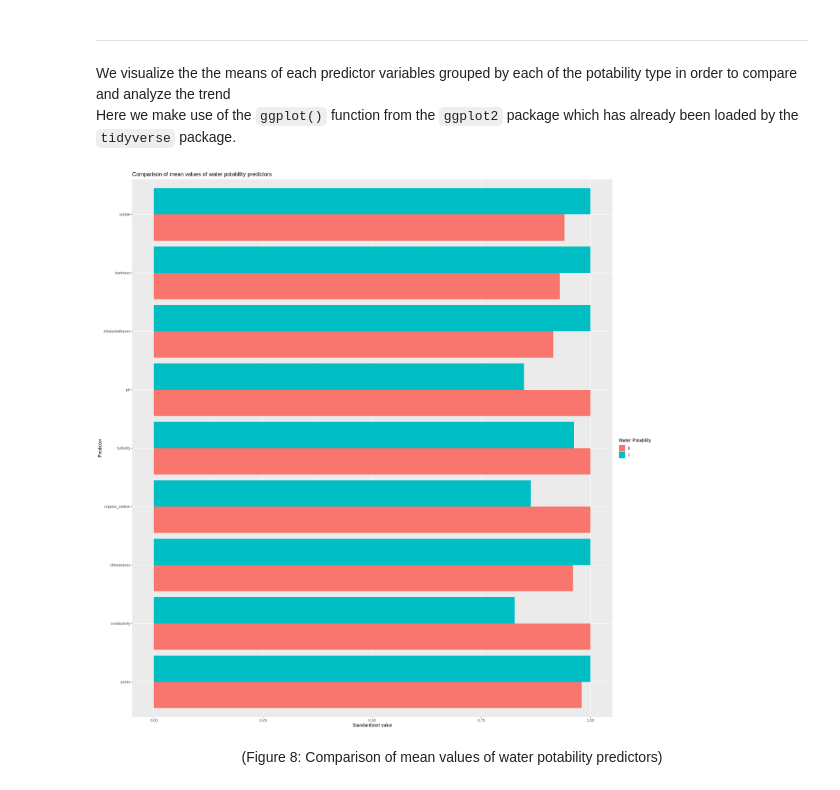
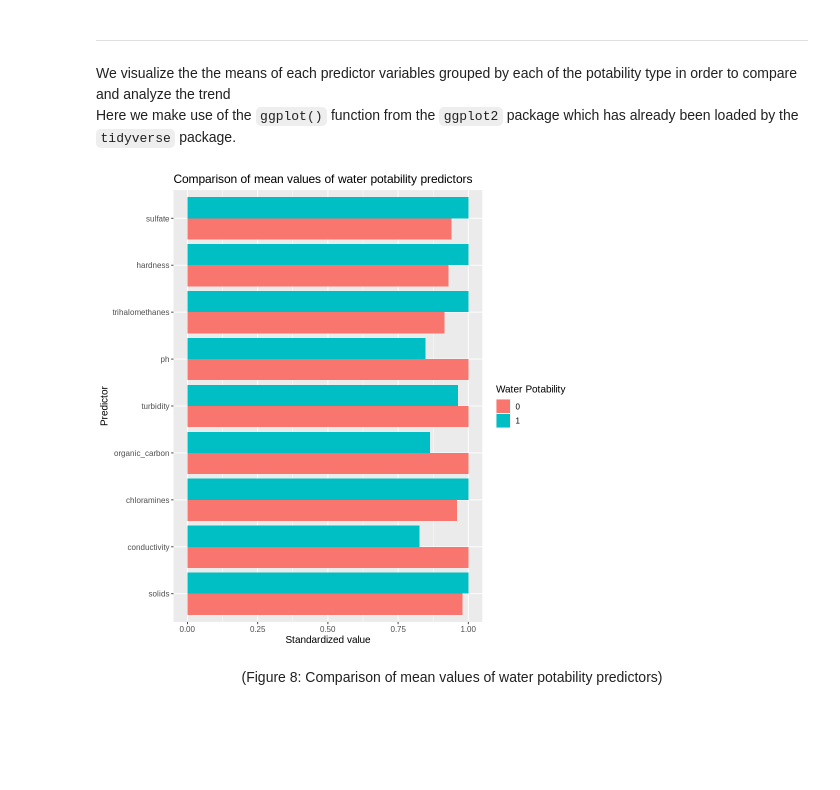
Before and after one commit to kashish1928/Dsci100_Group93_, a Jupyter notebook: Group-Project-Report.ipynb, the cells around one changed output. Saved outputs shown, nothing was run; the diff lists cells and outputs as text; code cells hidden in the pictures; blank space fills up the shorter version.

```diff
--- a/Group-Project-Report.ipynb
+++ b/Group-Project-Report.ipynb
@@ -236,21 +255,23 @@ We visualize the the means of each predictor variables grouped by each of the po
 Here we make use of the `ggplot()` function from the `ggplot2` package which has already been loaded by the `tidyverse` package.
 # %%
 #6. PLOT SCALED TRAINING DATA (0-1) IN A BARPLOT SHOWING MEANS OF EACH PREDICTOR
+options(repr.plot.width = 8, repr.plot.height = 8)
+
 water_train_scaled_longer <- water_train_scaled |> #pivot longer, generating columns "predictor" and "value"
     pivot_longer(c(ph, hardness, solids, chloramines, sulfate, conductivity, organic_carbon, trihalomethanes, turbidity), names_to = "predictor")
 
 water_train_barplot <- water_train_scaled_longer |> #barplot showing the scaled (0 to 1) means of each predictor grouped by potability
     ggplot(aes(y = reorder(predictor, value),x = value, fill = potability)) +
     geom_col(position = 'dodge') +
     xlab("Standardized value") +
     ylab("Predictor") +
     labs(fill = "Water Potability") +
     ggtitle("Comparison of mean values of water potability predictors") +
     theme(text = element_text(size = 12))
 
 water_train_barplot
 # %% [output]
-[figure, old version]
+[figure, new version]
 # %% [markdown]
 <center> (Figure 8: Comparison of mean values of water potability predictors) </center>
 # %% [markdown]
```
Also changed, not shown: parts of 38 cells of this notebook, 1 other file.
